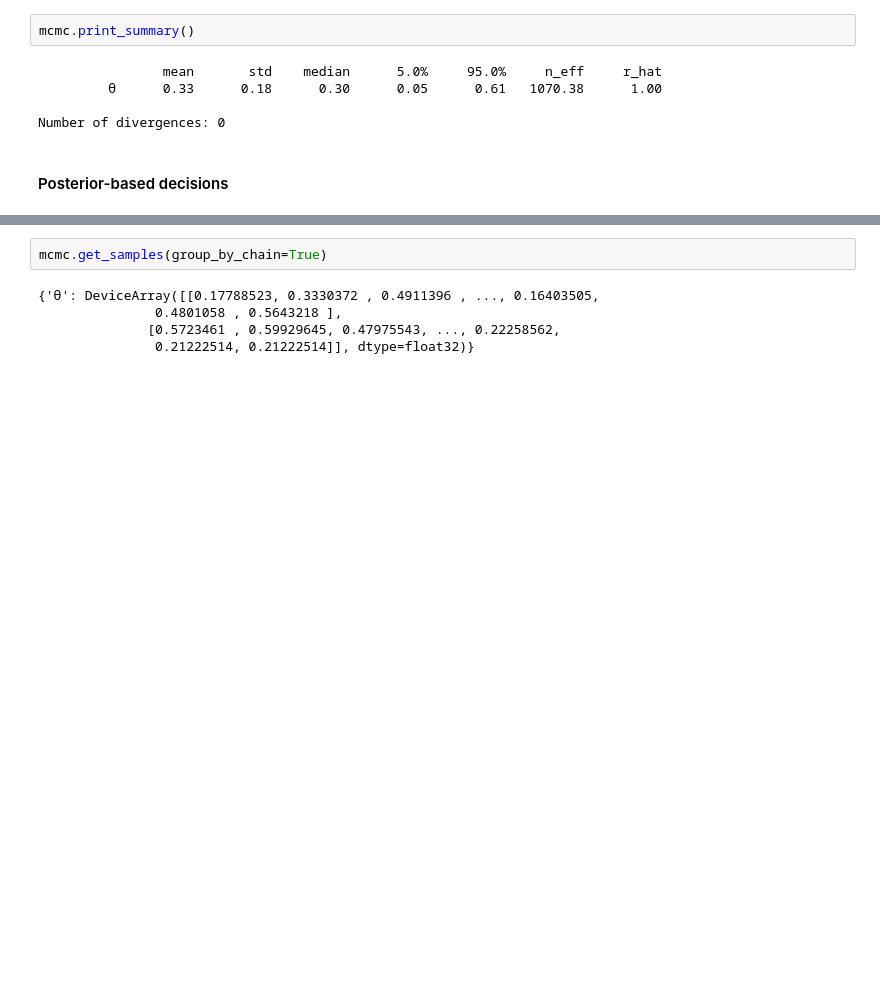
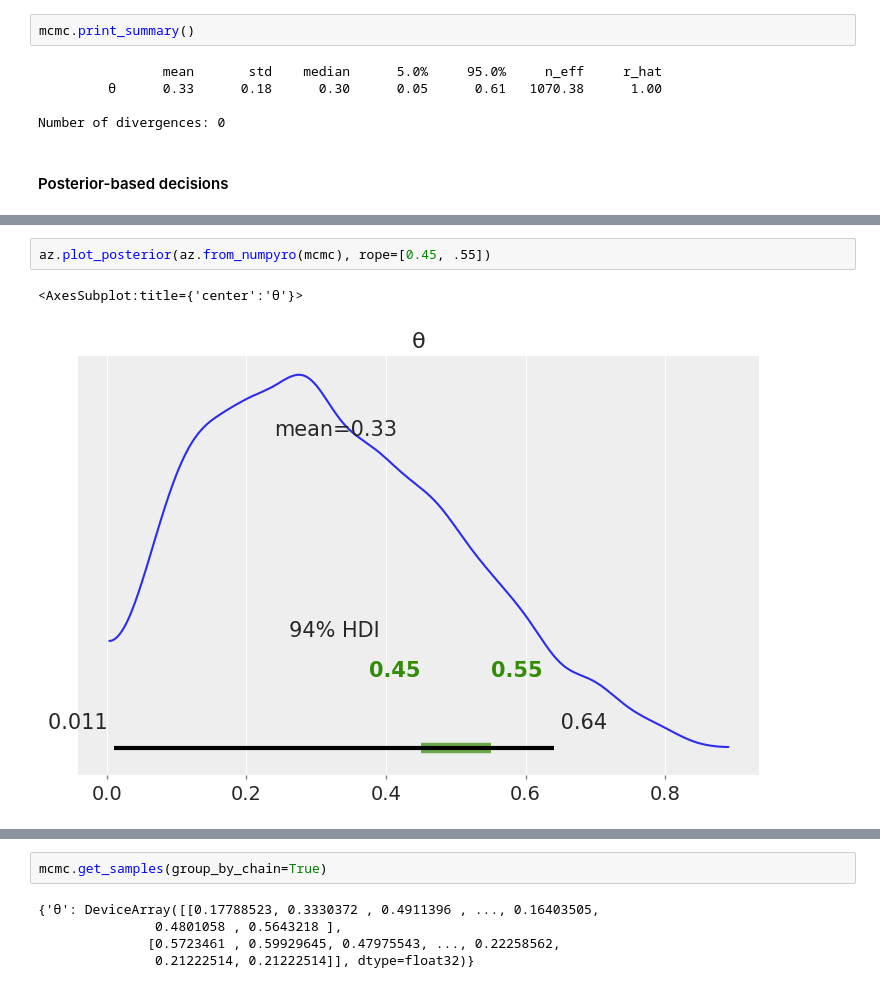
Before and after one commit to tallamjr/bap-numpyro, a Jupyter notebook: notebooks/02-programming-probabilistically.ipynb, the cells around one changed output, grey strips where cells are left out. Drawn from its saved outputs; the diff is of its cells as text; blank space fills up the shorter version.

```diff
--- a/notebooks/02-programming-probabilistically.ipynb
+++ b/notebooks/02-programming-probabilistically.ipynb
@@ -73 +77,6 @@ plt.show()
+# %%
+az.plot_posterior(az.from_numpyro(mcmc), rope=[0.45, .55])
+# %% [output]
+<AxesSubplot:title={'center':'θ'}>
+[figure, added]
 # %%
```
Also changed, not shown: parts of 27 cells of this notebook.
